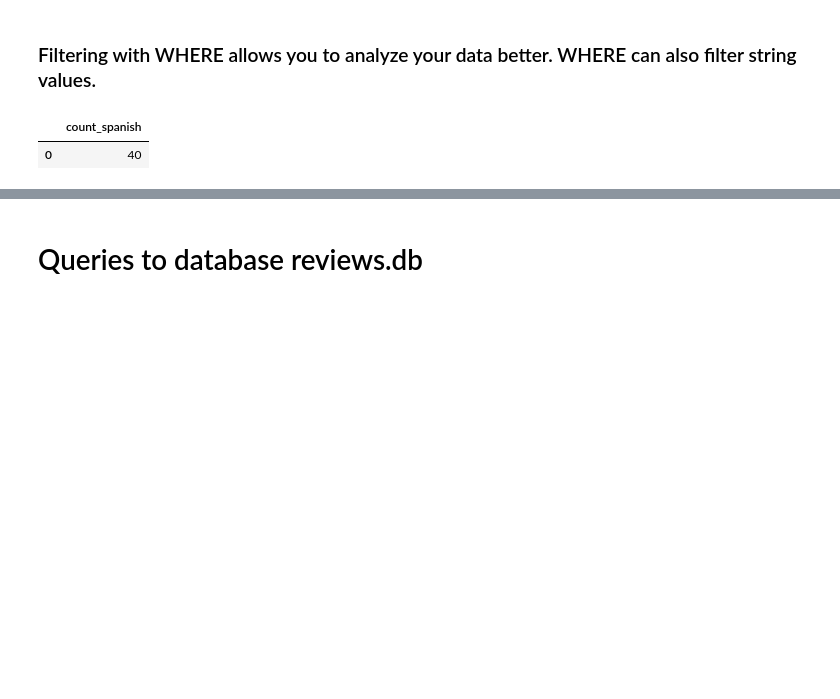
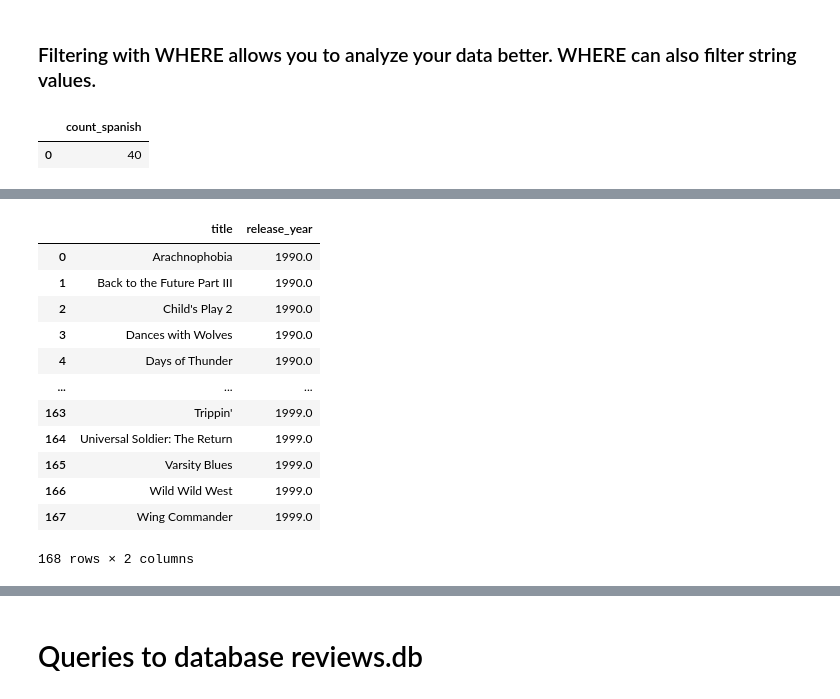
Before and after one commit to Cooleekova/data_engineering, a Jupyter notebook: SQL/SQL_basics.ipynb, the cells around one changed output, grey strips where cells are left out. Drawn from its saved outputs; the diff is of its cells as text; code cells hidden in the pictures; blank space fills up the shorter version.

```diff
--- a/SQL/SQL_basics.ipynb
+++ b/SQL/SQL_basics.ipynb
@@ -127,0 +164,24 @@ pd.read_sql("""SELECT COUNT(*) AS count_spanish
+# %%
+# write a query to get the title and release_year of films released in 1990 or 1999,
+# which were in English or Spanish and took in more than $2,000,000 gross
+
+pd.read_sql("""SELECT title, release_year
+               FROM films
+               WHERE (release_year = 1990 OR release_year = 1999)
+                   AND (language = 'English' OR language = 'Spanish')
+                   AND gross > 2000000;""",
+            con)
+# %% [output]
+|  | title | release_year |
+| 0 | Arachnophobia | 1990.0 |
+| 1 | Back to the Future Part III | 1990.0 |
+| 2 | Child's Play 2 | 1990.0 |
+| 3 | Dances with Wolves | 1990.0 |
+| 4 | Days of Thunder | 1990.0 |
+| ... | ... | ... |
+| 163 | Trippin' | 1999.0 |
+| 164 | Universal Soldier: The Return | 1999.0 |
+| 165 | Varsity Blues | 1999.0 |
+| 166 | Wild Wild West | 1999.0 |
+| 167 | Wing Commander | 1999.0 |
+168 rows × 2 columns
```
Also changed, not shown: parts of 4 cells of this notebook, 2 other files.
